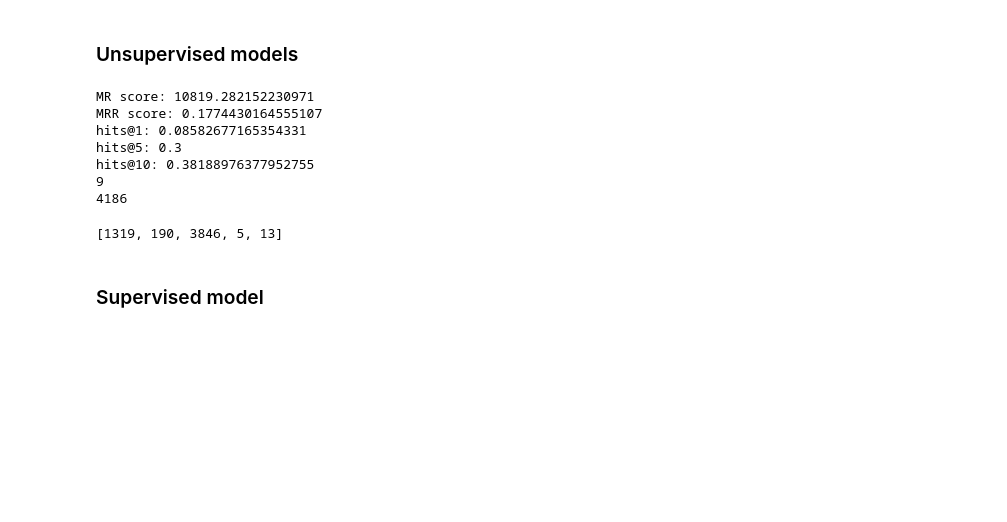
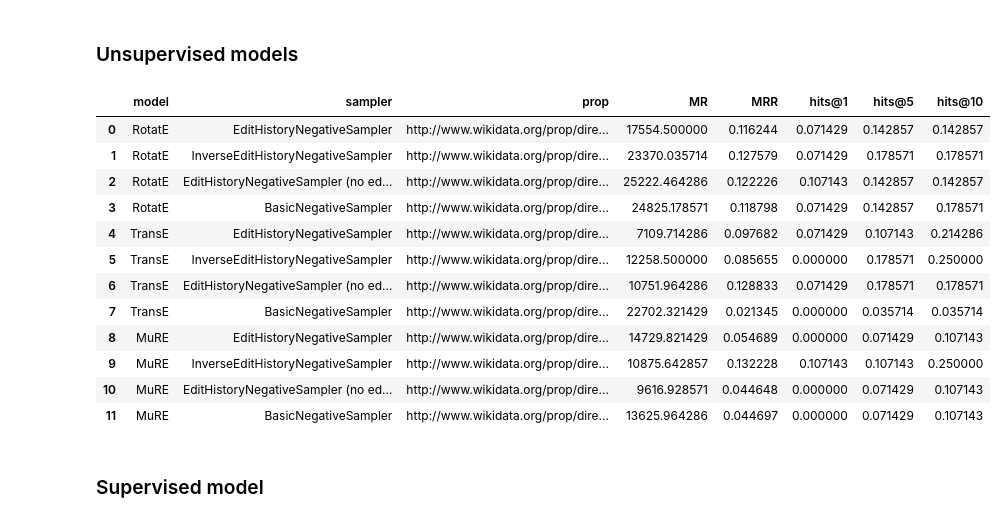
Before and after one commit to alejgh/wikidata-edithist-refinement, a Jupyter notebook: notebooks/4_Model_Evaluation.ipynb, the cells around one changed output. Saved outputs shown, nothing was run; the diff lists cells and outputs as text; code cells hidden in the pictures; blank space fills up the shorter version.

Commit message:
Preparing evaluation code

```diff
--- a/notebooks/4_Model_Evaluation.ipynb
+++ b/notebooks/4_Model_Evaluation.ipynb
@@ -175,15 +219 @@ with open('model.pkl', 'rb') as f:
-# %%
-ranks, misses, _all = test_system_unsupervised(model, test_entities, tf_train, train_graph_static)
-# %% [output]
-MR score: 10819.282152230971
-MRR score: 0.1774430164555107
-hits@1: 0.08582677165354331
-hits@5: 0.3
-hits@10: 0.38188976377952755
-9
-4186
-# %%
-ranks[:5]
-# %% [output]
-[1319, 190, 3846, 5, 13]
 # %%
@@ -227,4 +257,18 @@ evaluation_unsupervised_df = pd.DataFrame(data)
 save_df(evaluation_unsupervised_df, 'evaluation_unsupervised')
 # %%
 evaluation_unsupervised_df = load_df('evaluation_unsupervised')
-evaluation_unsupervised_df.head()
+evaluation_unsupervised_df.head(n=12)
+# %% [output]
+|  | model | sampler | prop | MR | MRR | hits@1 | hits@5 | hits@10 |
+| 0 | RotatE | EditHistoryNegativeSampler | http://www.wikidata.org/prop/dire... | 17554.500000 | 0.116244 | 0.071429 | 0.142857 | 0.142857 |
+| 1 | RotatE | InverseEditHistoryNegativeSampler | http://www.wikidata.org/prop/dire... | 23370.035714 | 0.127579 | 0.071429 | 0.178571 | 0.178571 |
+| 2 | RotatE | EditHistoryNegativeSampler (no ed... | http://www.wikidata.org/prop/dire... | 25222.464286 | 0.122226 | 0.107143 | 0.142857 | 0.142857 |
+| 3 | RotatE | BasicNegativeSampler | http://www.wikidata.org/prop/dire... | 24825.178571 | 0.118798 | 0.071429 | 0.142857 | 0.178571 |
+| 4 | TransE | EditHistoryNegativeSampler | http://www.wikidata.org/prop/dire... | 7109.714286 | 0.097682 | 0.071429 | 0.107143 | 0.214286 |
+| 5 | TransE | InverseEditHistoryNegativeSampler | http://www.wikidata.org/prop/dire... | 12258.500000 | 0.085655 | 0.000000 | 0.178571 | 0.250000 |
+| 6 | TransE | EditHistoryNegativeSampler (no ed... | http://www.wikidata.org/prop/dire... | 10751.964286 | 0.128833 | 0.071429 | 0.178571 | 0.178571 |
+| 7 | TransE | BasicNegativeSampler | http://www.wikidata.org/prop/dire... | 22702.321429 | 0.021345 | 0.000000 | 0.035714 | 0.035714 |
+| 8 | MuRE | EditHistoryNegativeSampler | http://www.wikidata.org/prop/dire... | 14729.821429 | 0.054689 | 0.000000 | 0.071429 | 0.107143 |
+| 9 | MuRE | InverseEditHistoryNegativeSampler | http://www.wikidata.org/prop/dire... | 10875.642857 | 0.132228 | 0.107143 | 0.107143 | 0.250000 |
+| 10 | MuRE | EditHistoryNegativeSampler (no ed... | http://www.wikidata.org/prop/dire... | 9616.928571 | 0.044648 | 0.000000 | 0.071429 | 0.107143 |
+| 11 | MuRE | BasicNegativeSampler | http://www.wikidata.org/prop/dire... | 13625.964286 | 0.044697 | 0.000000 | 0.071429 | 0.107143 |
```
Also changed, not shown: parts of 17 cells of this notebook.
